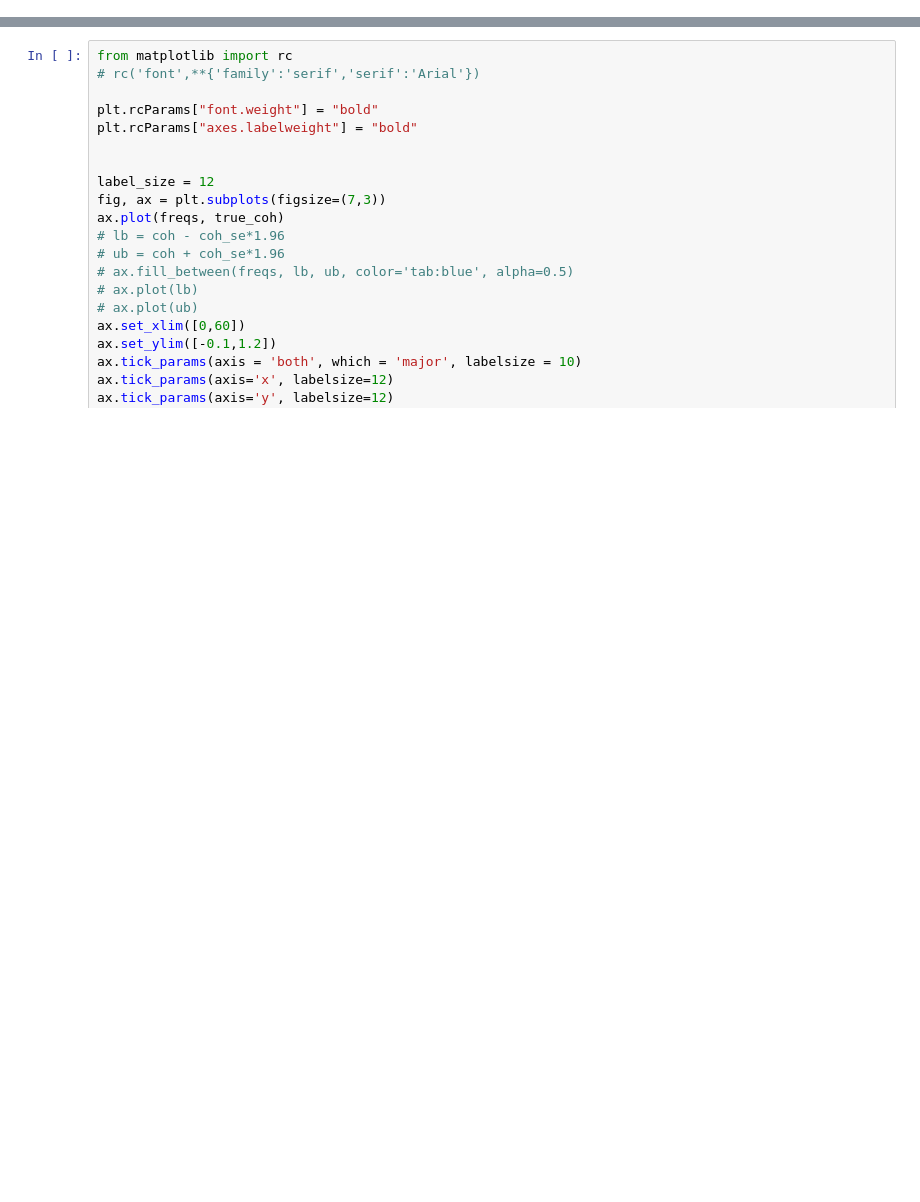
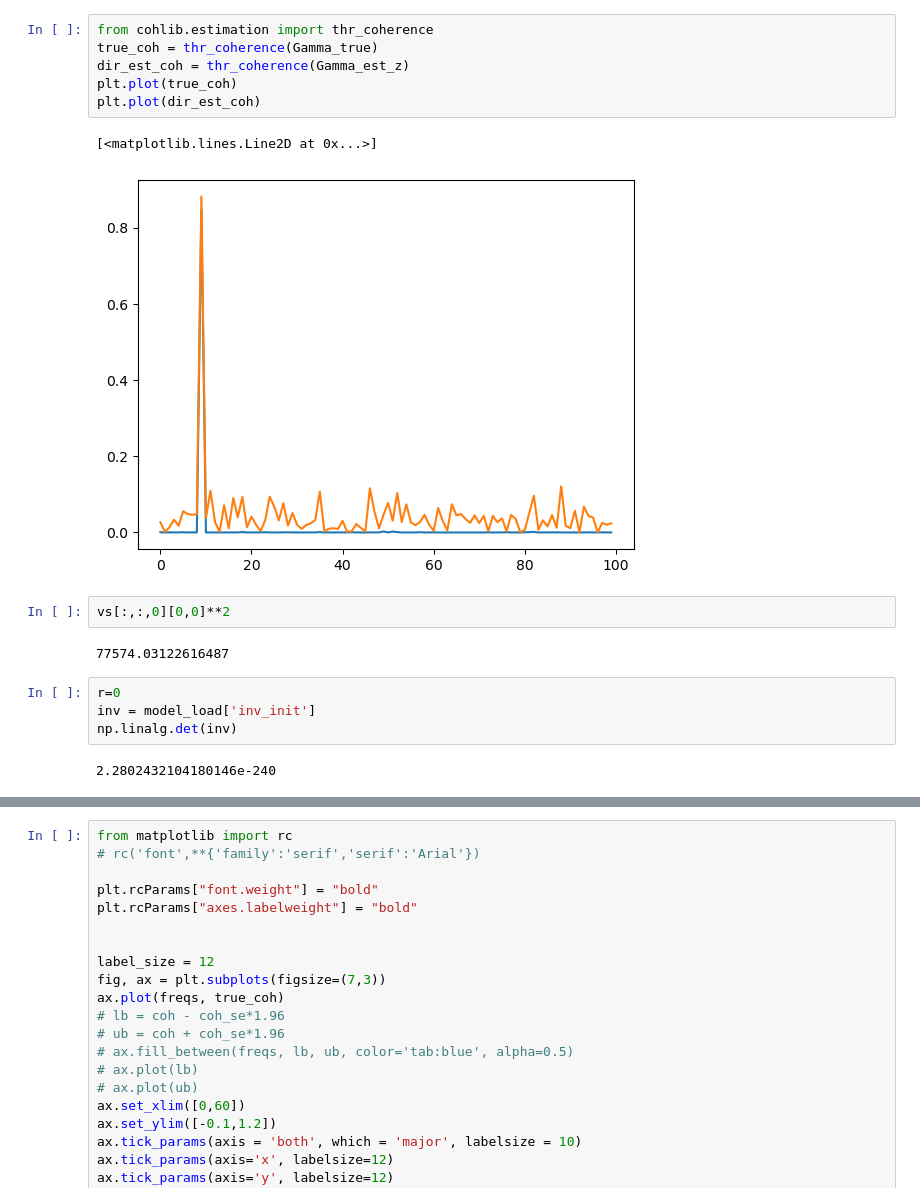
Before and after one commit to Stephen-Lab-BU/sgc, a Jupyter notebook: experiments/sgc/view_synthetic.ipynb, the cells around one changed output, grey strips where cells are left out. Saved outputs shown, nothing was run; the diff lists cells and outputs as text; blank space fills up the shorter version.

```diff
--- a/experiments/sgc/view_synthetic.ipynb
+++ b/experiments/sgc/view_synthetic.ipynb
@@ -174,0 +240,19 @@ true_coh.shape
+# %%
+from cohlib.estimation import thr_coherence
+true_coh = thr_coherence(Gamma_true)
+dir_est_coh = thr_coherence(Gamma_est_z)
+plt.plot(true_coh)
+plt.plot(dir_est_coh)
+# %% [output]
+[<matplotlib.lines.Line2D at 0x...>]
+[figure, added]
+# %%
+vs[:,:,0][0,0]**2
+# %% [output]
+77574.03122616487
+# %%
+r=0
+inv = model_load['inv_init']
+np.linalg.det(inv)
+# %% [output]
+2.2802432104180146e-240
```
Also changed, not shown: parts of 118 cells of this notebook, 31 other files.
